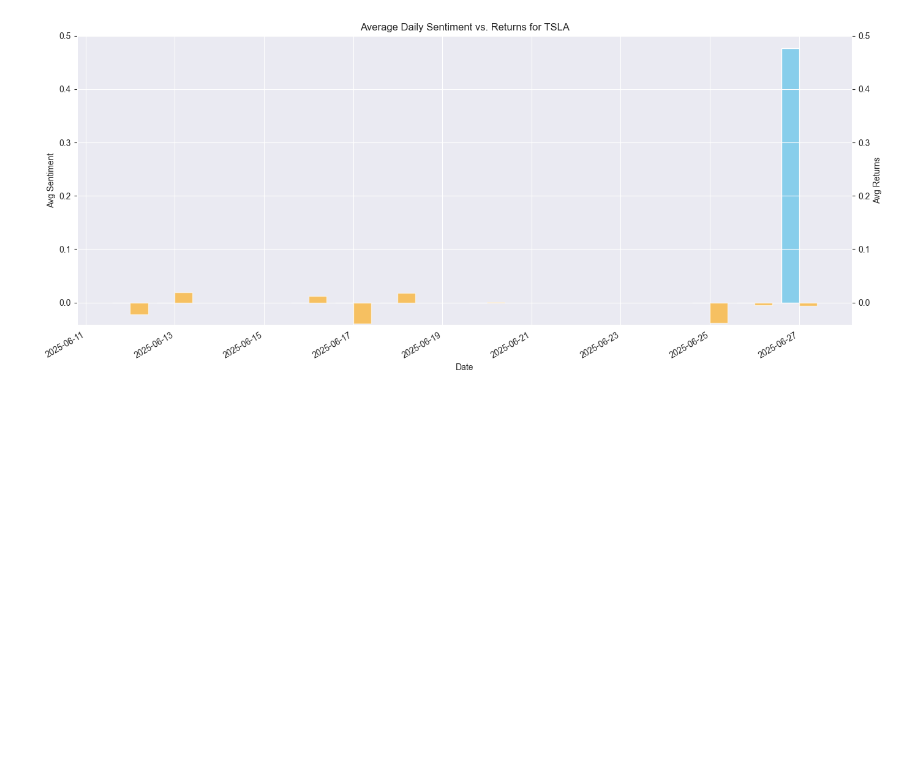
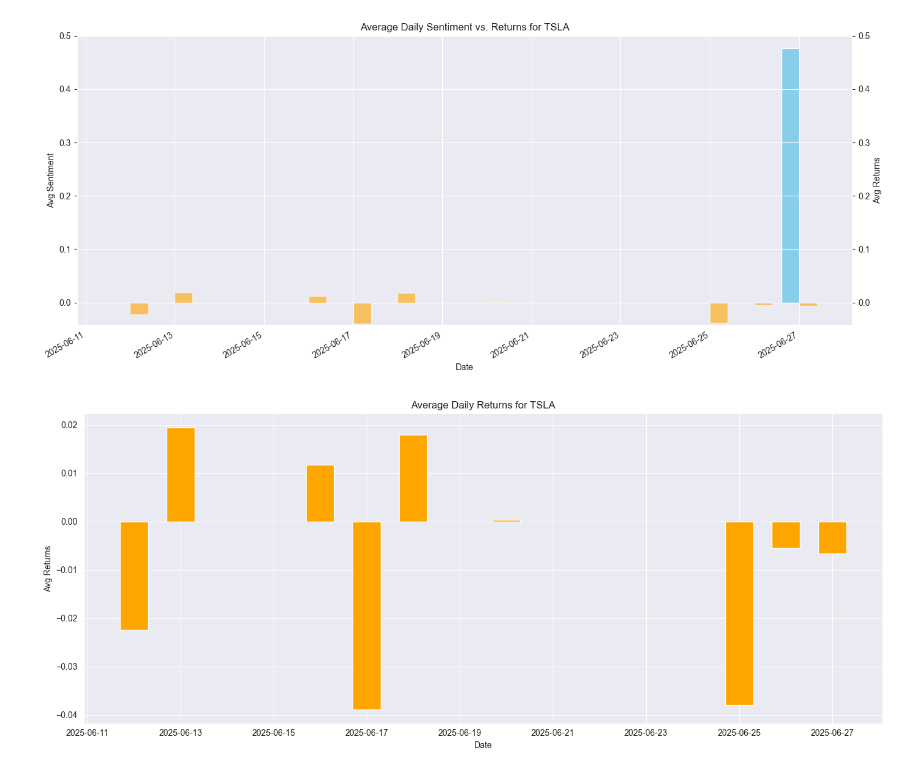
Before and after one commit to oindreelabh/online-portfolio-optimization, a Jupyter notebook: notebooks/eda.ipynb, the cells around one changed output. Cells and saved outputs as stored; diff of their text form; code cells hidden in the pictures; blank space fills up the shorter version.

```diff
--- a/notebooks/eda.ipynb
+++ b/notebooks/eda.ipynb
@@ -59,3 +59,22 @@ plt.tight_layout()
 plt.show()
 # %% [output]
 [figure]
+# %%
+import pandas as pd
+import matplotlib.pyplot as plt
+
+# Group by date and ticker, calculate mean returns
+daily_returns = df.groupby(['date', 'ticker'])['returns'].mean().reset_index()
+
+ticker = 'TSLA'
+ticker_data = daily_returns[daily_returns['ticker'] == ticker]
+
+plt.figure(figsize=(14, 6))
+plt.bar(pd.to_datetime(ticker_data['date']), ticker_data['returns'], color='orange', width=0.6)
+plt.xlabel('Date')
+plt.ylabel('Avg Returns')
+plt.title(f'Average Daily Returns for {ticker}')
+plt.tight_layout()
+plt.show()
+# %% [output]
+[figure, added]
```
Also changed, not shown: parts of 1 cell of this notebook, 27 other files.
